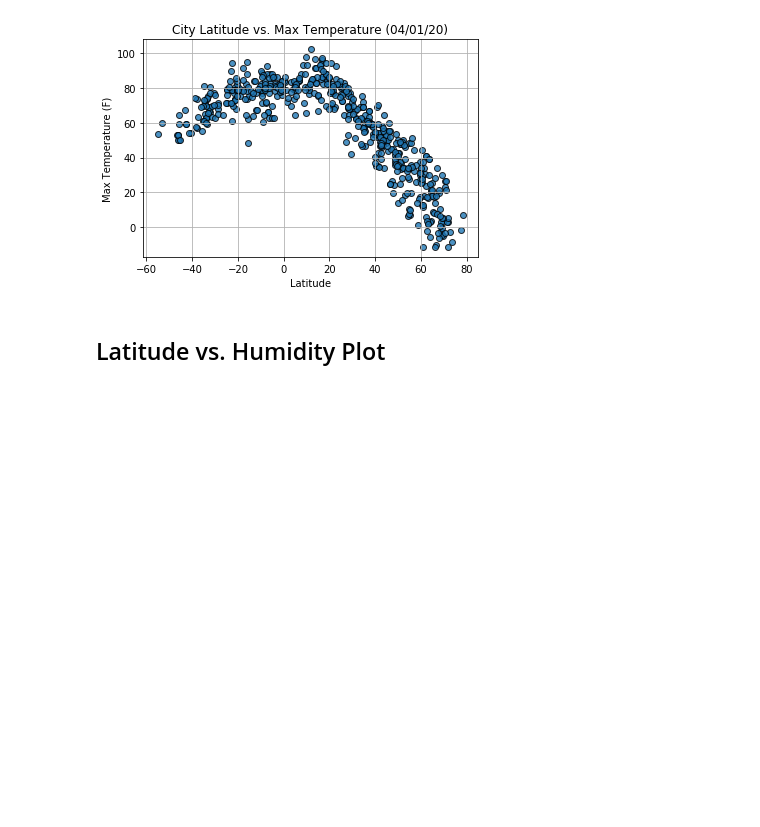
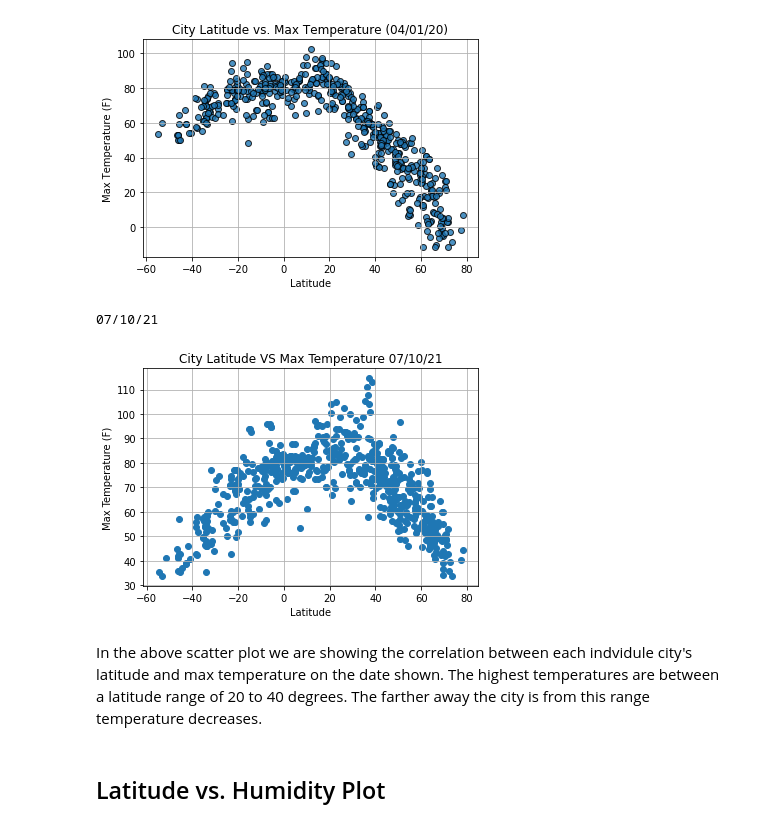
Before and after one commit to Bjohnson08021/python_api_challenge, a Jupyter notebook: starter_code/WeatherPy.ipynb, the cells around one changed output. Saved outputs shown, nothing was run; the diff lists cells and outputs as text; code cells hidden in the pictures; blank space fills up the shorter version.

```diff
--- a/starter_code/WeatherPy.ipynb
+++ b/starter_code/WeatherPy.ipynb
@@ -285,3 +286,26 @@ plt.grid(linestyle='_', linewide=2, alpha=0.5)
+# %%
+#time.strftime(format[, t])
+#%D - same as %m/%d/%y
+#create code for todays date
+today = time.strftime("%m/%d/%y")
+x_axis = city_data["Lat"]
+y_axis = city_data["Max Temp"]
+plt.scatter(x_axis, y_axis)
+
+print (today)
+plt.title(f"City Latitude VS Max Temperature {today}")
+plt.xlabel("Latitude")
+plt.ylabel("Max Temperature (F)")
+plt.savefig("city lat vs temp.png")
+plt.grid()
+plt.show()
+# %% [output]
+07/10/21
+[figure, added]
+# %% [markdown]
+In the above scatter plot we are showing the correlation between each indvidule city's
+latitude and max temperature on the date shown. The highest temperatures are between a latitude range
+of 20 to 40 degrees. The farther away the city is from this range temperature decreases.
 # %% [markdown]
 ## Latitude vs. Humidity Plot
 # %%
```
Also changed, not shown: parts of 29 cells of this notebook, 14 other files.
